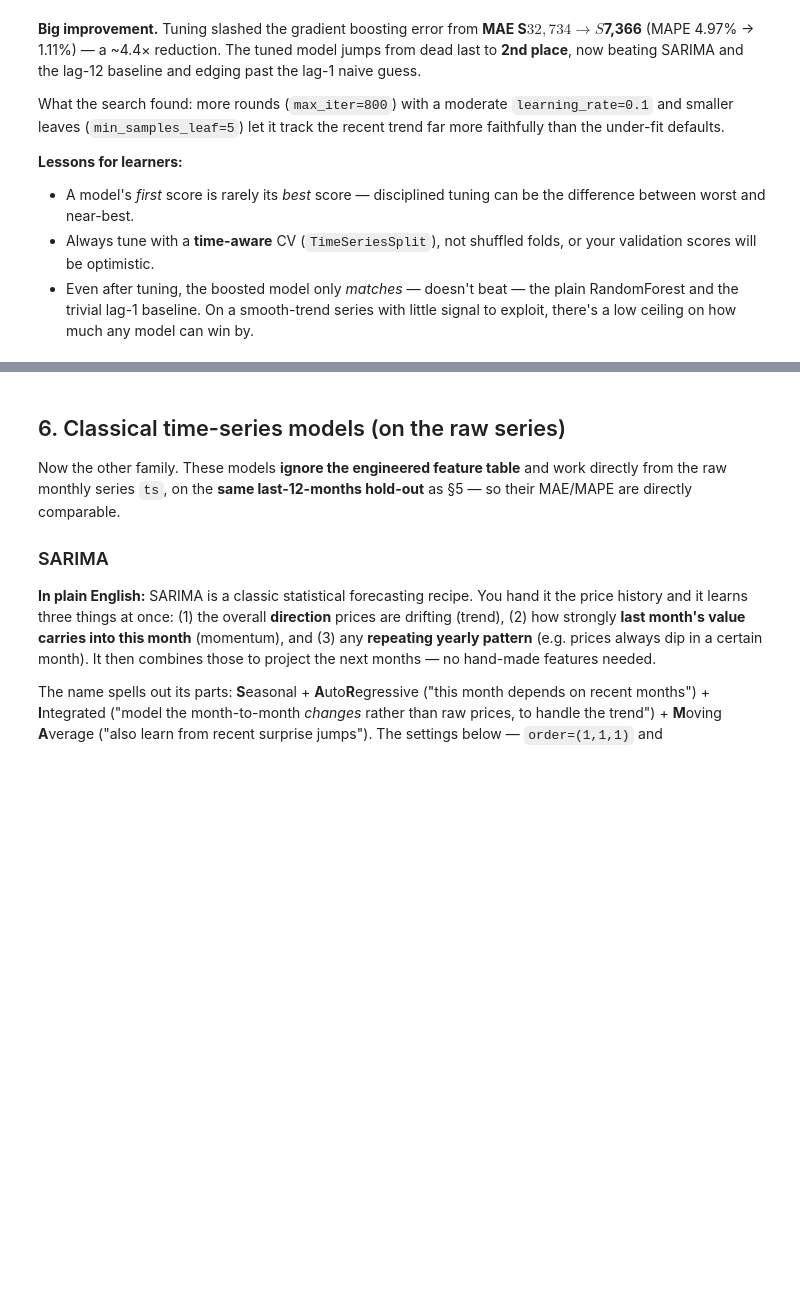
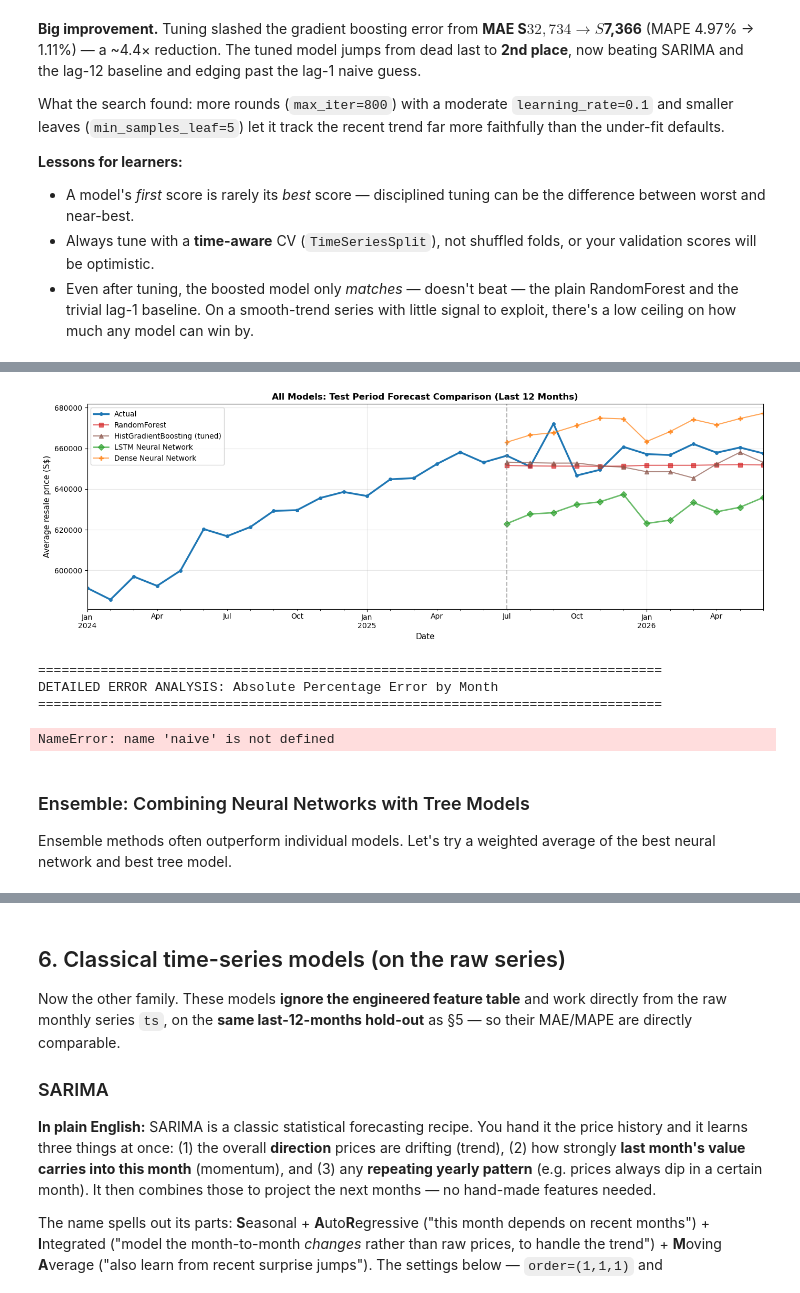
Before and after one commit to dannyngwk/6m-data-C3.2, a Jupyter notebook: notebooks/C32_timeseries_forecast.ipynb, the cells around one changed output, grey strips where cells are left out. Drawn from its saved outputs; the diff is of its cells as text; code cells hidden in the pictures; blank space fills up the shorter version.

```diff
--- a/notebooks/C32_timeseries_forecast.ipynb
+++ b/notebooks/C32_timeseries_forecast.ipynb
@@ -339,0 +1125,70 @@ What the search found: more rounds (`max_iter=800`) with a moderate `learning_ra
+# %%
+# Visualize all models on the test period
+fig, ax = plt.subplots(figsize=(14, 5))
+
+# Plot actual values
+ts.iloc[-30:].plot(ax=ax, label='Actual', color='#1f77b4', linewidth=2.5, marker='o', markersize=4)
+
+# Plot predictions from key models
+pd.Series(pred, index=test.index).plot(ax=ax, label='RandomForest', color='#d62728', marker='s', alpha=0.7)
+pd.Series(hgb_tuned_pred, index=test.index).plot(ax=ax, label='HistGradientBoosting (tuned)',
+                                                  color='#8c564b', marker='^', alpha=0.7)
+pd.Series(lstm_pred, index=test.index).plot(ax=ax, label='LSTM Neural Network',
+                                             color='#2ca02c', marker='D', alpha=0.7, linewidth=2)
+pd.Series(dense_pred, index=test.index).plot(ax=ax, label='Dense Neural Network',
+                                              color='#ff7f0e', marker='P', alpha=0.7)
+
+# Mark the test period boundary
+ax.axvline(test.index.min(), color='gray', linestyle='--', alpha=0.6)
+ax.set_title('All Models: Test Period Forecast Comparison (Last 12 Months)', fontsize=12, fontweight='bold')
+ax.set_ylabel('Average resale price (S$)', fontsize=11)
+ax.set_xlabel('Date', fontsize=11)
+ax.legend(loc='best', fontsize=10)
+ax.grid(alpha=0.3)
+plt.tight_layout()
+plt.show()
+# %% [output]
+[figure, added]
+# %%
+# Detailed error analysis per test month
+print("\n" + "="*80)
+print("DETAILED ERROR ANALYSIS: Absolute Percentage Error by Month")
+print("="*80)
+
+error_df = pd.DataFrame({
+    'Date': test.index,
+    'Actual': y_test.values,
+    'RandomForest': pred,
+    'HistGradientBoosting': hgb_tuned_pred,
+    'LSTM': lstm_pred,
+    'Dense_NN': dense_pred,
+    'Naive': naive.values,
+})
+
+# Calculate APE for each model
+for col in ['RandomForest', 'HistGradientBoosting', 'LSTM', 'Dense_NN', 'Naive']:
+    error_df[f'{col}_APE'] = np.abs((error_df['Actual'] - error_df[col]) / error_df['Actual'] * 100)
+
+# Display results
+print("\nMonth-by-Month APE (Absolute Percentage Error in %):\n")
+display_cols = ['Date', 'Actual', 'RandomForest_APE', 'HistGradientBoosting_APE', 'LSTM_APE', 'Dense_NN_APE']
+print(error_df[display_cols].to_string(index=False))
+
+print("\n" + "="*80)
+print("SUMMARY: Average APE by Model")
+print("="*80)
+ape_cols = ['RandomForest_APE', 'HistGradientBoosting_APE', 'LSTM_APE', 'Dense_NN_APE', 'Naive_APE']
+for col in ape_cols:
+    model_name = col.replace('_APE', '')
+    avg_ape = error_df[col].mean()
+    print(f"{model_name:<30} Avg APE: {avg_ape:6.2f}%")
+print("="*80)
+# %% [output]
+================================================================================
+DETAILED ERROR ANALYSIS: Absolute Percentage Error by Month
+================================================================================
+NameError: name 'naive' is not defined
+# %% [markdown]
+### Ensemble: Combining Neural Networks with Tree Models
+
+Ensemble methods often outperform individual models. Let's try a weighted average of the best neural network and best tree model.
```
Also changed, not shown: parts of 38 cells of this notebook, 1 other file.
